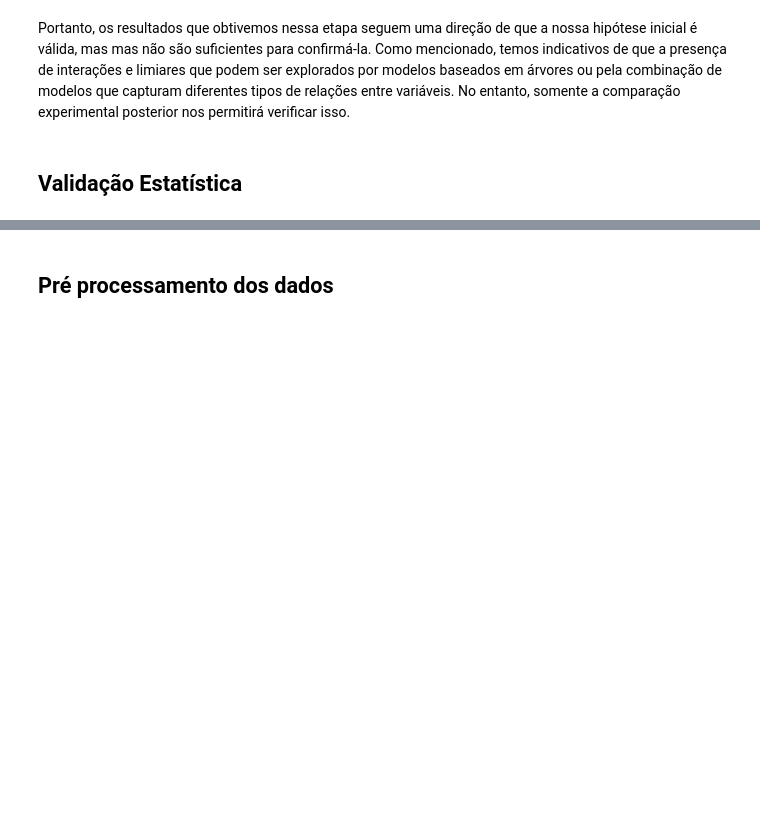
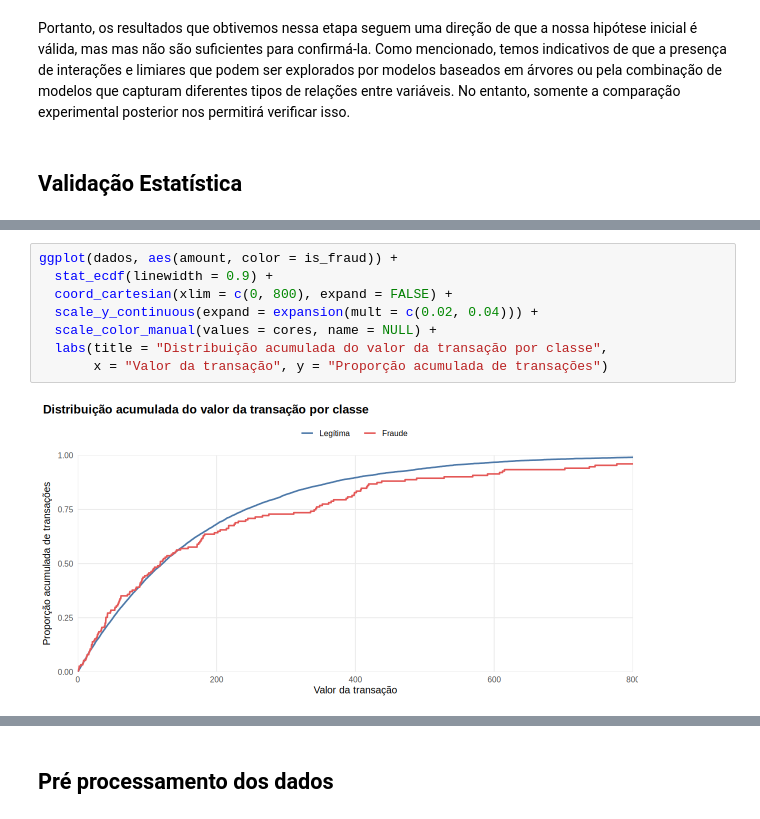
Before and after one commit to luiseduaardo/credit-card-fraud-detection, a Jupyter notebook: analysis.ipynb, the cells around one changed output, grey strips where cells are left out. Saved outputs shown, nothing was run; the diff lists cells and outputs as text; blank space fills up the shorter version.

```diff
--- a/analysis.ipynb
+++ b/analysis.ipynb
@@ -974,0 +1330,10 @@ Portanto, os resultados que obtivemos nessa etapa seguem uma direção de que a
+# %%
+ggplot(dados, aes(amount, color = is_fraud)) +
+  stat_ecdf(linewidth = 0.9) +
+  coord_cartesian(xlim = c(0, 800), expand = FALSE) +
+  scale_y_continuous(expand = expansion(mult = c(0.02, 0.04))) +
+  scale_color_manual(values = cores, name = NULL) +
+  labs(title = "Distribuição acumulada do valor da transação por classe",
+       x = "Valor da transação", y = "Proporção acumulada de transações")
+# %% [output]
+[figure, added]
```
Also changed, not shown: parts of 39 cells of this notebook.
